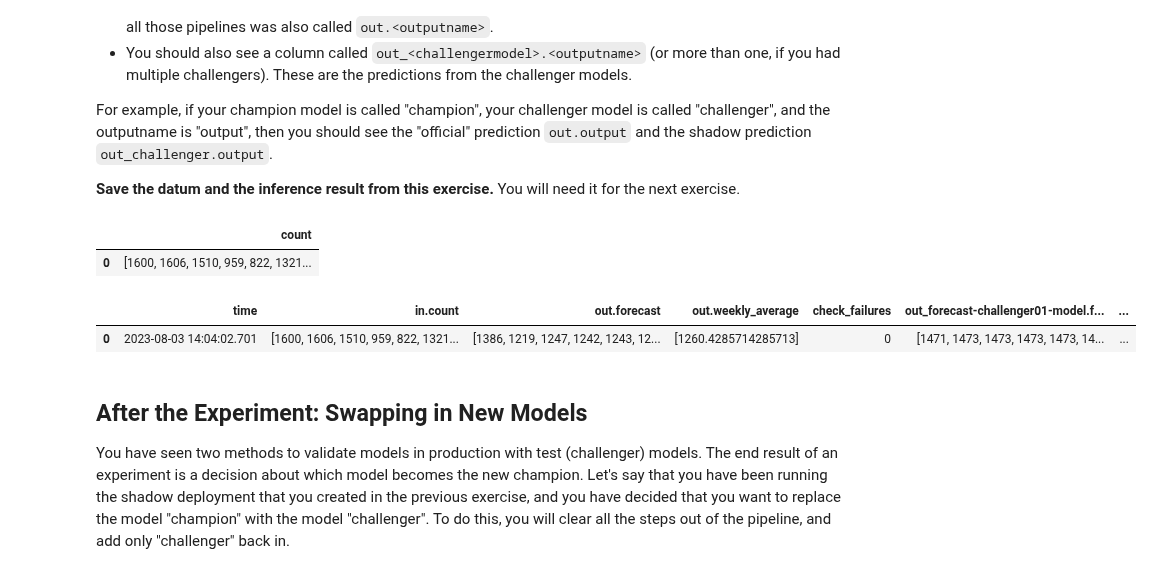
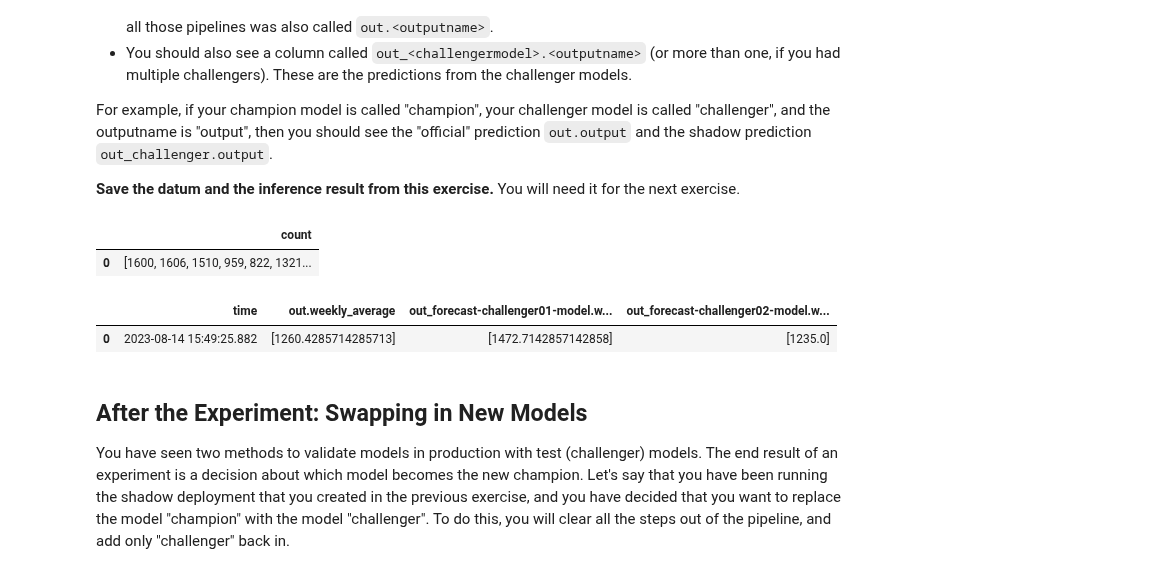
Before and after one commit to WallarooLabs/Workshops, a Jupyter notebook: Forecasting/Retail-CPG/with-code/N2_production_experiments-with-code.ipynb, the cells around one changed output. Saved outputs shown, nothing was run; the diff lists cells and outputs as text; code cells hidden in the pictures.

Commit message:
corrected forecast

```diff
--- a/Forecasting/Retail-CPG/with-code/N2_production_experiments-with-code.ipynb
+++ b/Forecasting/Retail-CPG/with-code/N2_production_experiments-with-code.ipynb
@@ -159,7 +191,7 @@ def get_pipeline(pname, plist = wl.get_current_workspace().pipelines()):
 # %%
 # use the space here for retrieving the pipeline
 
-pipeline_name = 'cv-retail-pipeline'
+pipeline_name = 'forecast-workshop-pipeline'
 
 pipeline = get_pipeline(pipeline_name)
 # %% [markdown]
@@ -234,10 +266,6 @@ challenger = get_model("challenger")
 # blank space to get the model(s)
 
 
-mobilenet_model_name = 'mobilenet'
+control_model_name = 'forecast-control-model'
 
-mobilenet_model = get_model(mobilenet_model_name)
-
-module_post_process_name = 'cv-post-process-drift-detection'
-
-module_post_process = get_model(module_post_process_name)
+bike_day_model = get_model(control_model_name)
@@ -306,8 +326,7 @@ At the end of this exercise, you should have an A/B test deployment and be ready
 
 pipeline.undeploy()
 pipeline.clear()
-pipeline.add_random_split([(2, mobilenet_model), (1, resnet_model)])
-pipeline.add_model_step(module_post_process)
+pipeline.add_random_split([(2, bike_day_model), (1, challenger01_model), (1, challenger02_model)])
 pipeline.deploy()
 # %% [output]
 | name | forecast-workshop-pipeline |
@@ -472,7 +488,7 @@ At the end of this exercise, you should have a shadow deployment running multipl
 # blank space to create a shadow deployment
 
 pipeline.clear()
-pipeline.add_shadow_deploy(bike_day_model, [challenger_model_01, challenger_model_02])
+pipeline.add_shadow_deploy(bike_day_model, [challenger01_model, challenger02_model])
 pipeline.deploy()
 # %% [output]
 | name | forecast-workshop-pipeline |
@@ -502,16 +518,16 @@ then you should see the "official" prediction `out.output` and the shadow predic
 # %%
 # blank space to send an inference and examine the result
 
 inference_df = get_singleton_forecast(sample_count.loc[4:30], 'count')
 display(inference_df)
 
 results = pipeline.infer(inference_df)
-display(results)
+display(results.filter(regex='time|out.*?weekly_average'))
 # %% [output]
 |  | count |
 | 0 | [1600, 1606, 1510, 959, 822, 1321... |
-|  | time | in.count | out.forecast | out.weekly_average | check_failures | out_forecast-challenger01-model.f... | ... |
-| 0 | 2023-08-03 14:04:02.701 | [1600, 1606, 1510, 959, 822, 1321... | [1386, 1219, 1247, 1242, 1243, 12... | [1260.4285714285713] | 0 | [1471, 1473, 1473, 1473, 1473, 14... | ... |
+|  | time | out.weekly_average | out_forecast-challenger01-model.w... | out_forecast-challenger02-model.w... |
+| 0 | 2023-08-14 15:49:25.882 | [1260.4285714285713] | [1472.7142857142858] | [1235.0] |
 # %% [markdown]
 ## After the Experiment: Swapping in New Models
 
```
Also changed, not shown: parts of 10 cells of this notebook, 1 other file.
